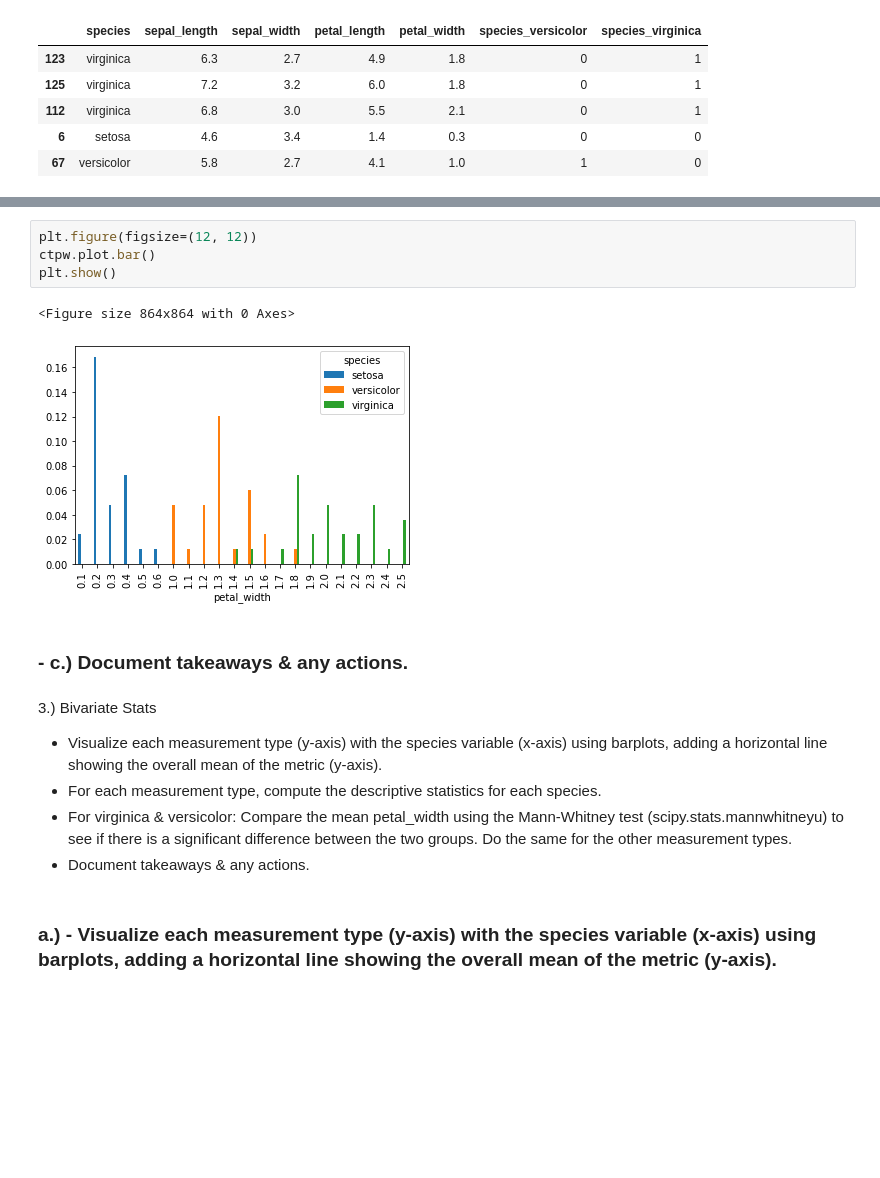
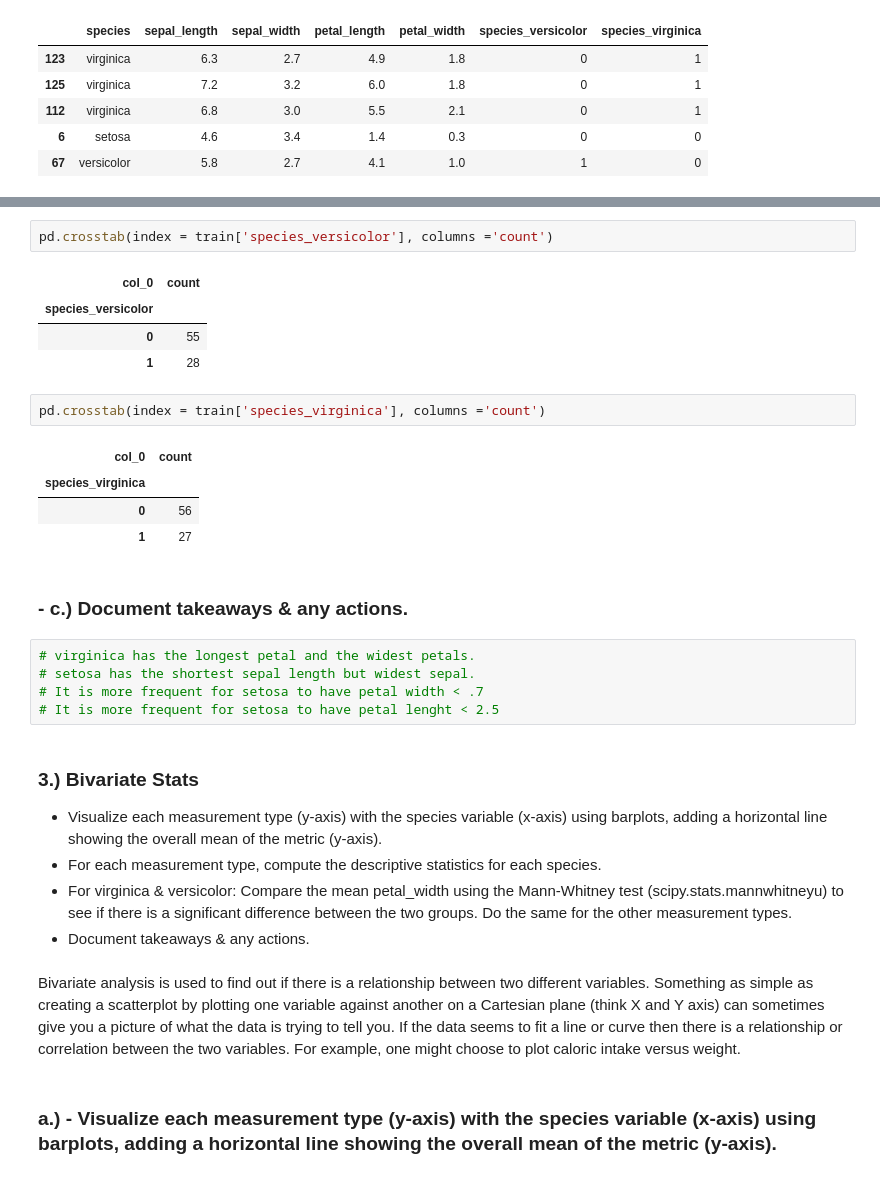
Before and after one commit to RobLMurphy92/classification-exercises, a Jupyter notebook: classification_exercises.ipynb, the cells around one changed output, grey strips where cells are left out. Cells and saved outputs as stored; diff of their text form; blank space fills up the shorter version.

```diff
--- a/classification_exercises.ipynb
+++ b/classification_exercises.ipynb
@@ -877,18 +805,32 @@ ctpw
-# %%
-plt.figure(figsize=(12, 12))
-ctpw.plot.bar()
-plt.show()
-# %% [output]
-<Figure size 864x864 with 0 Axes>
-[figure, removed]
+# %%
+pd.crosstab(index = train['species_versicolor'], columns ='count')
+# %% [output]
+| col_0 | count |
+| species_versicolor |  |
+| 0 | 55 |
+| 1 | 28 |
+# %%
+pd.crosstab(index = train['species_virginica'], columns ='count')
+# %% [output]
+| col_0 | count |
+| species_virginica |  |
+| 0 | 56 |
+| 1 | 27 |
 # %% [markdown]
 ### - c.) Document takeaways & any actions.
+# %%
+# virginica has the longest petal and the widest petals.
+# setosa has the shortest sepal length but widest sepal.
+# It is more frequent for setosa to have petal width < .7
+# It is more frequent for setosa to have petal lenght < 2.5
 # %% [markdown]
-3.) Bivariate Stats
+### 3.) Bivariate Stats
 - Visualize each measurement type (y-axis) with the species variable (x-axis) using barplots, adding a horizontal line showing the overall mean of the metric (y-axis).
 - For each measurement type, compute the descriptive statistics for each species.
 - For virginica & versicolor: Compare the mean petal_width using the Mann-Whitney test (scipy.stats.mannwhitneyu) to see if there is a significant difference between the two groups. Do the same for the other measurement types.
 - Document takeaways & any actions.
+# %% [markdown]
+Bivariate analysis is used to find out if there is a relationship between two different variables. Something as simple as creating a scatterplot by plotting one variable against another on a Cartesian plane (think X and Y axis) can sometimes give you a picture of what the data is trying to tell you. If the data seems to fit a line or curve then there is a relationship or correlation between the two variables.  For example, one might choose to plot caloric intake versus weight.
 # %% [markdown]
 ### a.) - Visualize each measurement type (y-axis) with the species variable (x-axis) using barplots, adding a horizontal line showing the overall mean of the metric (y-axis).
 # %%
```
Also changed, not shown: parts of 31 cells of this notebook.
